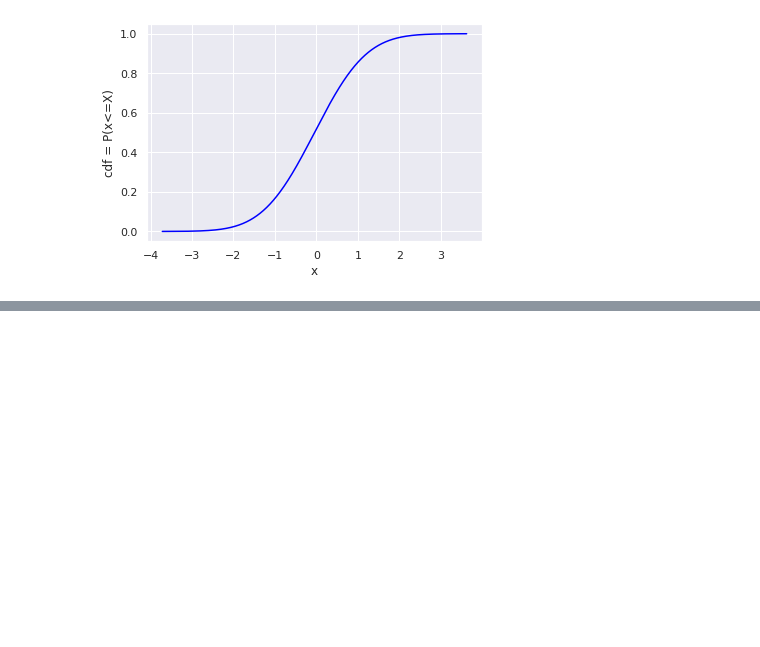
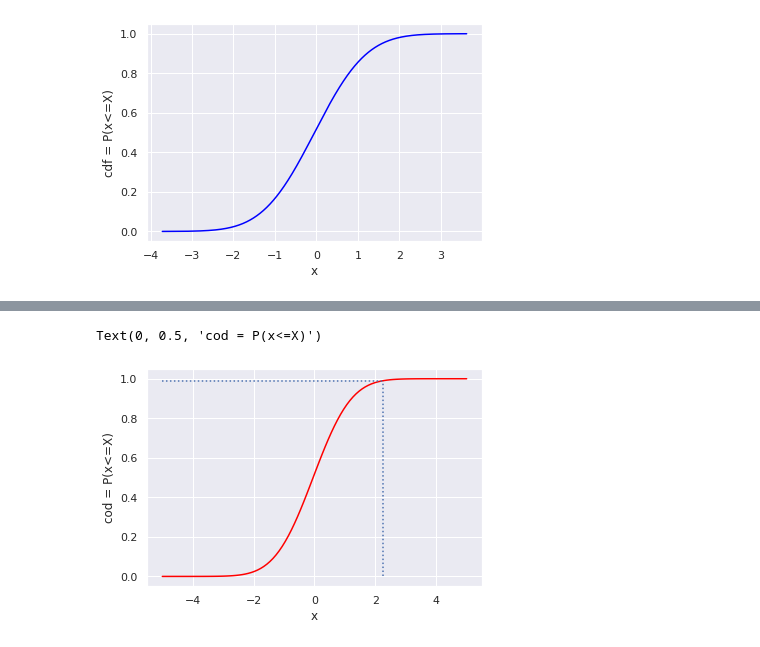
Before and after one commit to AzadMehedi/Statistics, a Jupyter notebook: Stats_probability_distributions.ipynb, the cells around one changed output, grey strips where cells are left out. Drawn from its saved outputs; the diff is of its cells as text; code cells hidden in the pictures; blank space fills up the shorter version.

```diff
--- a/Stats_probability_distributions.ipynb
+++ b/Stats_probability_distributions.ipynb
@@ -115,0 +141,10 @@ Text(0, 0.5, 'cdf = P(x<=X)')
+# %%
+# plot
+plt.plot(x, cdf, color='red')
+plt.vlines(x_99, 0, 0.99, linestyles=':')
+plt.hlines(0.99, -5, x_99, linestyles=':')
+plt.xlabel('x')
+plt.ylabel('cod = P(x<=X)')
+# %% [output]
+Text(0, 0.5, 'cod = P(x<=X)')
+[figure, added]
```
Also changed, not shown: parts of 4 cells of this notebook.
